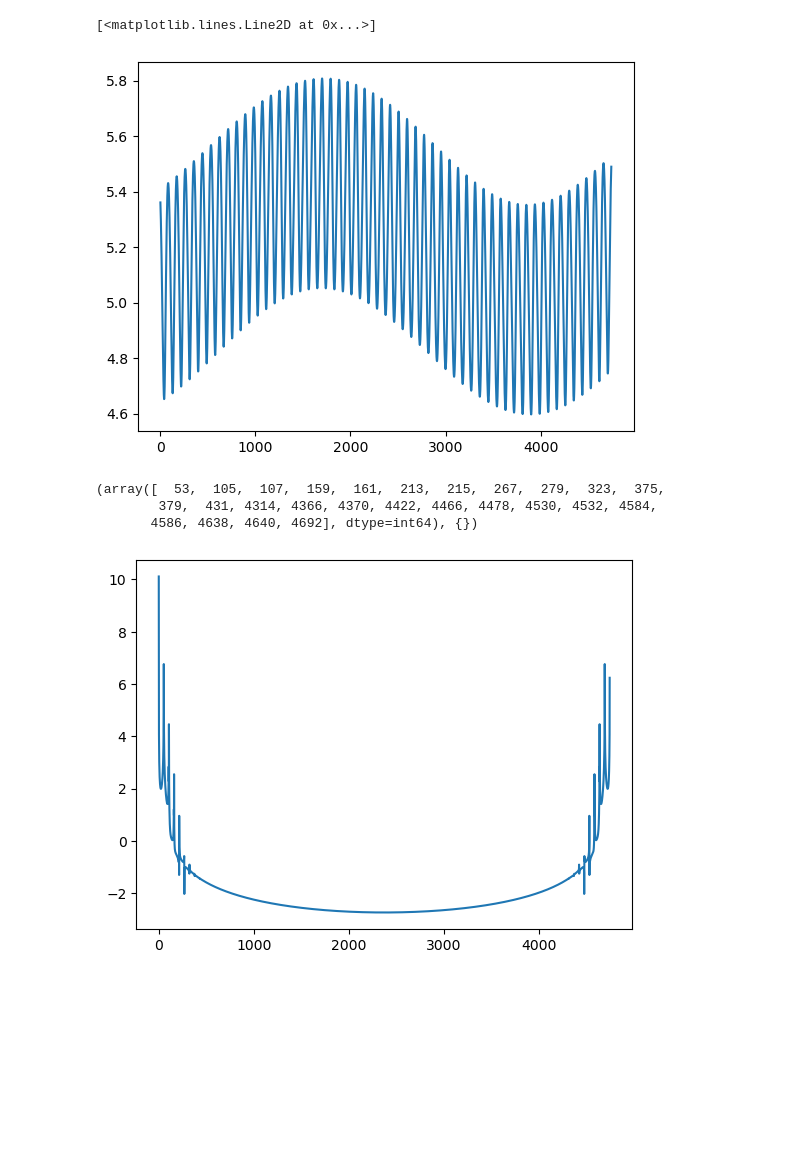
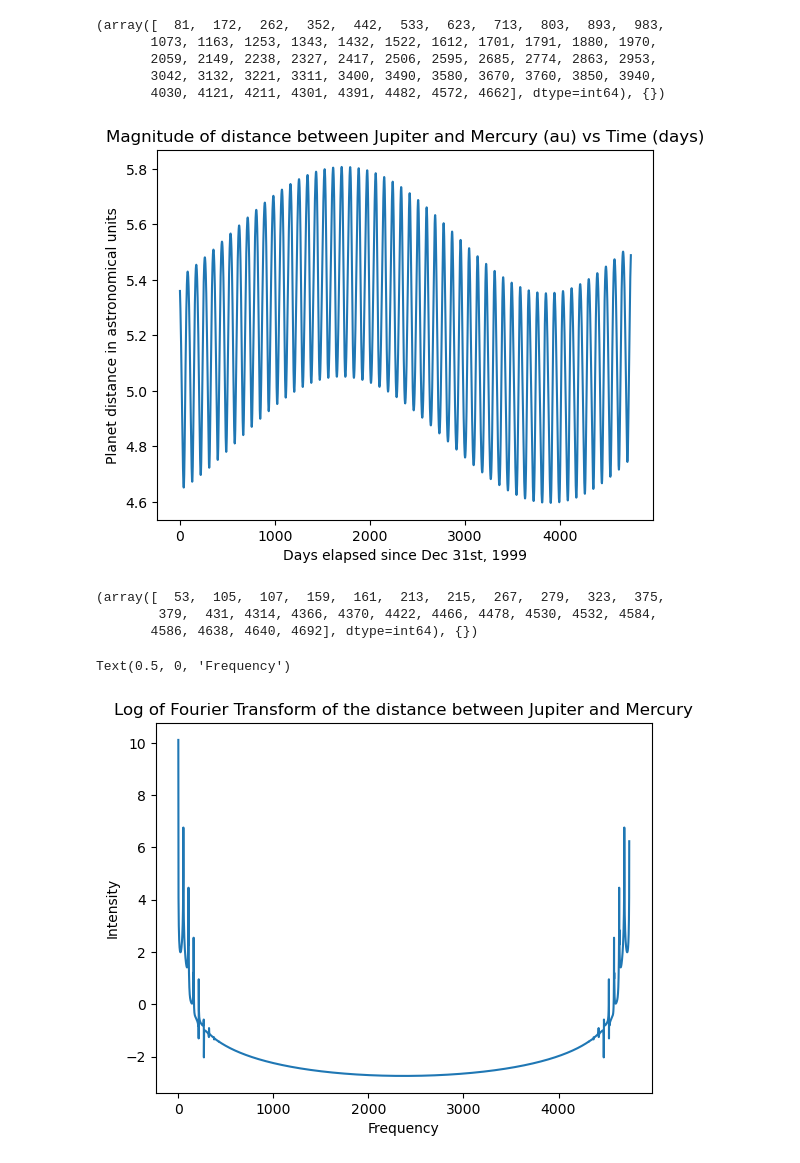
Before and after one commit to kpetwe/Orbital-Motion, a Jupyter notebook: WXML-Testing.ipynb, the cells around one changed output. Drawn from its saved outputs; the diff is of its cells as text; code cells hidden in the pictures; blank space fills up the shorter version.

```diff
--- a/WXML-Testing.ipynb
+++ b/WXML-Testing.ipynb
@@ -23,0 +40,23 @@ print(mer_geo_eq[0], mer_geo_eq[1], mer_geo_eq[2])
+# %%
+d = om.OrbitalMotion.date(19, 4.0, 1990)
+sun_arr = om.OrbitalMotion.sunPos(d)
+moon_arr = om.OrbitalMotion.getPlanPos(0, d)
+# Geocentric Longitude and Latitude
+print("Long/Lat", om.rev(moon_arr[3]), moon_arr[4], moon_arr[5])
+#mag = sqrt(moon_arr[0] ** 2 + moon_arr[1] ** 2 + moon_arr[2] ** 2)
+#print(moon_arr[0], moon_arr[1], moon_arr[2])
+
+#print(moon_arr[0] / mag, moon_arr[1] / mag, moon_arr[2] / mag)
+# RA and Decl
+rect = om.Coordinates.rect(moon_arr[3], moon_arr[4])
+#print(rect)
+equat = om.Coordinates.ecEq(rect[0], rect[1], rect[2], sun_arr[11])
+#print(equat)
+sphere = om.Coordinates.sphere(equat[0], equat[1], equat[2])
+print('RA = ', om.rev(sphere[0]), "Decl = ", sphere[1])
+LST = om.OrbitalMotion.sidereal(0, sun_arr[9], 15)
+#print(LST/15)
+azi = om.Coordinates.azimuthal(sphere[0], sphere[1], LST, 60)
+print("Azi", azi)
+print(azi[1] - om.asind(1/moon_arr[5])*om.cosd(azi[1]))
+print(om.Coordinates.azmuthal(310.0017, -19.8790))
@@ -57,17 +113,31 @@ plt.plot(p2[0], p2[1], 'o')
 # %%
 mag = np.sqrt((p1[0] - p2[0]) ** 2 + (p1[1] - p2[1]) ** 2 + (p1[2] - p2[2]) ** 2 )
 plt.plot(np.arange(0, const), mag)
+plt.title("Magnitude of distance between Jupiter and Mercury (au) vs Time (days)")
+plt.ylabel("Planet distance in astronomical units")
+plt.xlabel("Days elapsed since Dec 31st, 1999")
+
+
+print(find_peaks(mag))
 # %% [output]
-[<matplotlib.lines.Line2D at 0x...>]
+(array([  81,  172,  262,  352,  442,  533,  623,  713,  803,  893,  983,
+       1073, 1163, 1253, 1343, 1432, 1522, 1612, 1701, 1791, 1880, 1970,
+       2059, 2149, 2238, 2327, 2417, 2506, 2595, 2685, 2774, 2863, 2953,
+       3042, 3132, 3221, 3311, 3400, 3490, 3580, 3670, 3760, 3850, 3940,
+       4030, 4121, 4211, 4301, 4391, 4482, 4572, 4662], dtype=int64), {})
-[figure, old version]
+[figure, new version]
 # %%
 y = fft(mag)
 z =np.log(abs(y))
 plt.plot(z)
 z1 = find_peaks(z)
 print(z1)
+plt.title("Log of Fourier Transform of the distance between Jupiter and Mercury")
+plt.ylabel("Intensity")
+plt.xlabel("Frequency")
 # %% [output]
 (array([  53,  105,  107,  159,  161,  213,  215,  267,  279,  323,  375,
         379,  431, 4314, 4366, 4370, 4422, 4466, 4478, 4530, 4532, 4584,
        4586, 4638, 4640, 4692], dtype=int64), {})
+Text(0.5, 0, 'Frequency')
-[figure, old version]
+[figure, new version]
```
Also changed, not shown: parts of 10 cells of this notebook, 1 other file.
